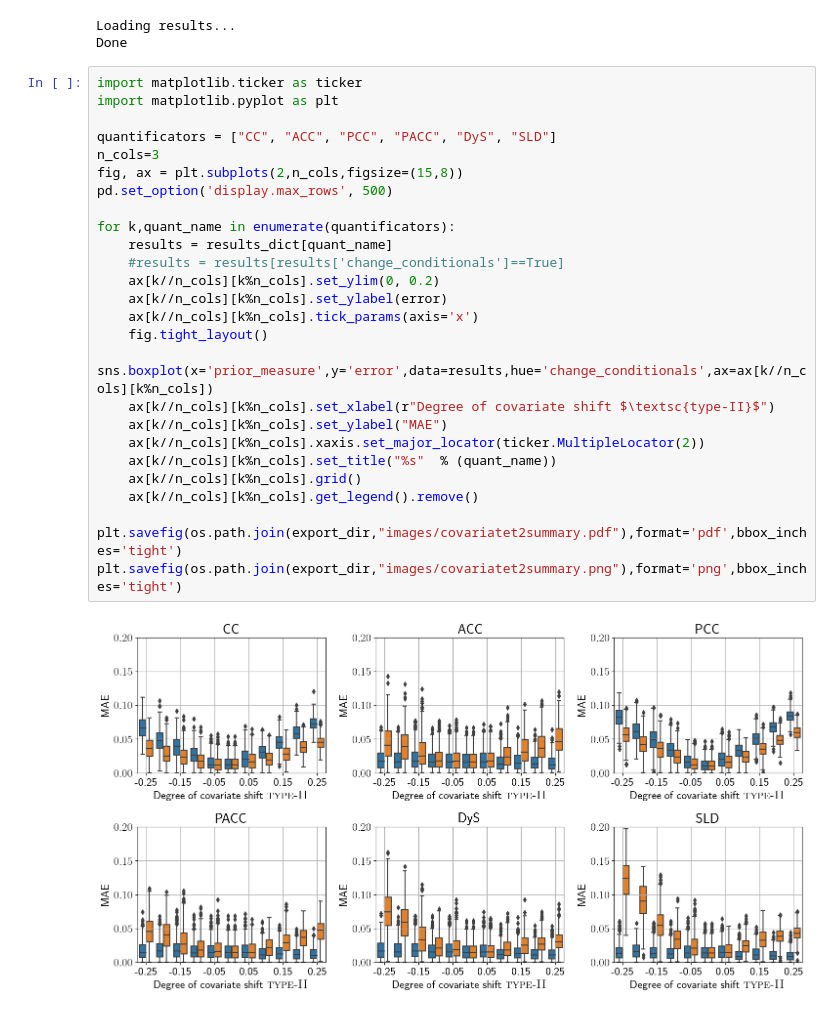
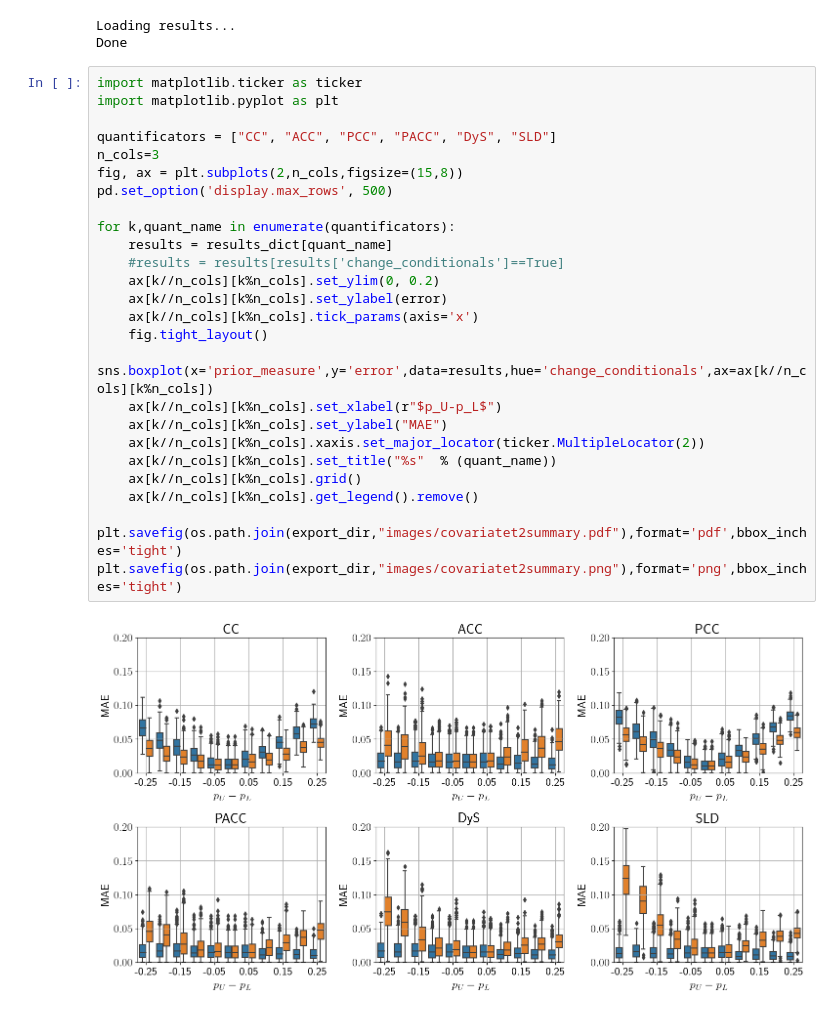
Before and after one commit to pglez82/quant_datasetshift, a Jupyter notebook: analyze_results_changeprior.ipynb, the cells around one changed output. Drawn from its saved outputs; the diff is of its cells as text.

```diff
--- a/analyze_results_changeprior.ipynb
+++ b/analyze_results_changeprior.ipynb
@@ -32,28 +36,28 @@ Done
 # %%
 import matplotlib.ticker as ticker
 import matplotlib.pyplot as plt
 
 quantificators = ["CC", "ACC", "PCC", "PACC", "DyS", "SLD"]
 n_cols=3
 fig, ax = plt.subplots(2,n_cols,figsize=(15,8))
 pd.set_option('display.max_rows', 500)
 
 for k,quant_name in enumerate(quantificators):
     results = results_dict[quant_name]
     #results = results[results['change_conditionals']==True]
     ax[k//n_cols][k%n_cols].set_ylim(0, 0.2)
     ax[k//n_cols][k%n_cols].set_ylabel(error)
     ax[k//n_cols][k%n_cols].tick_params(axis='x')
     fig.tight_layout()
     sns.boxplot(x='prior_measure',y='error',data=results,hue='change_conditionals',ax=ax[k//n_cols][k%n_cols])
-    ax[k//n_cols][k%n_cols].set_xlabel(r"Degree of covariate shift $\textsc{type-II}$")
+    ax[k//n_cols][k%n_cols].set_xlabel(r"$p_U-p_L$")
     ax[k//n_cols][k%n_cols].set_ylabel("MAE")
     ax[k//n_cols][k%n_cols].xaxis.set_major_locator(ticker.MultipleLocator(2))
     ax[k//n_cols][k%n_cols].set_title("%s"  % (quant_name))
     ax[k//n_cols][k%n_cols].grid()
     ax[k//n_cols][k%n_cols].get_legend().remove()
 
 plt.savefig(os.path.join(export_dir,"images/covariatet2summary.pdf"),format='pdf',bbox_inches='tight')
 plt.savefig(os.path.join(export_dir,"images/covariatet2summary.png"),format='png',bbox_inches='tight')
 # %% [output]
-[figure, old version]
+[figure, new version]
```
Also changed, not shown: parts of 1 cell of this notebook, 1 other file.
